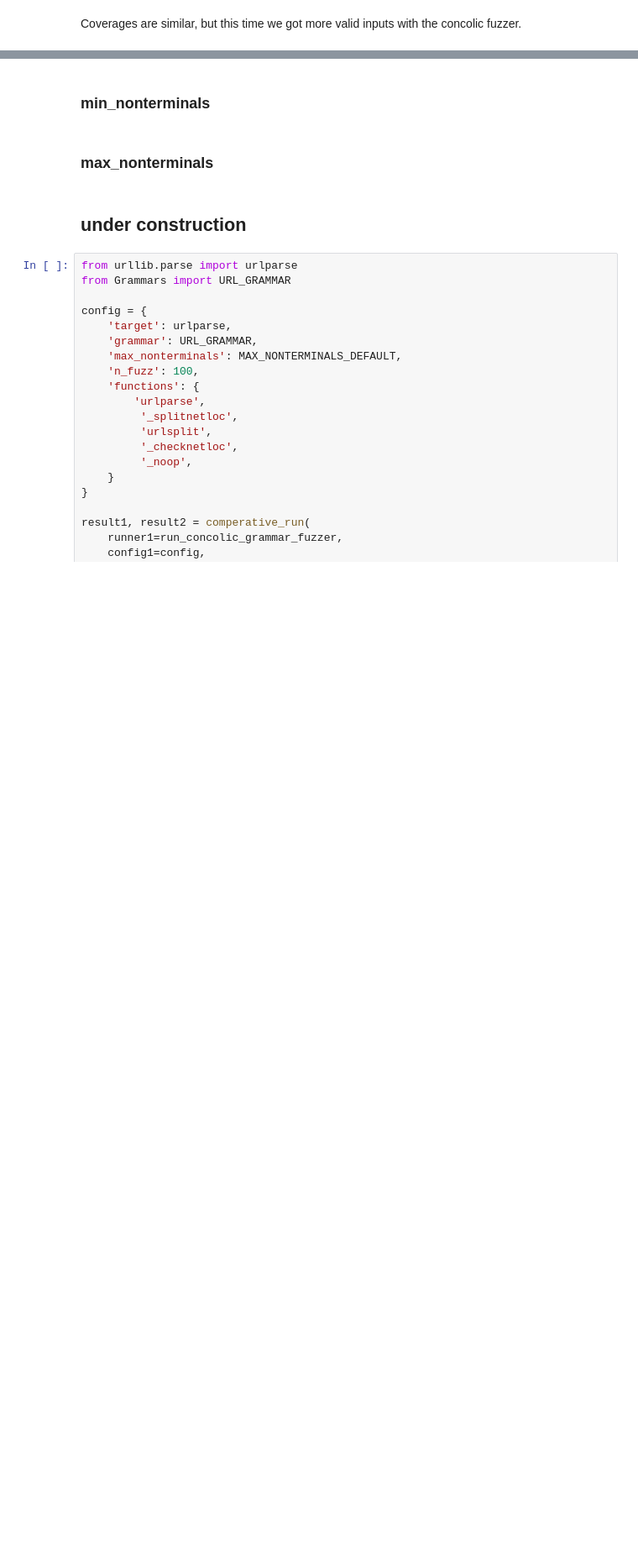
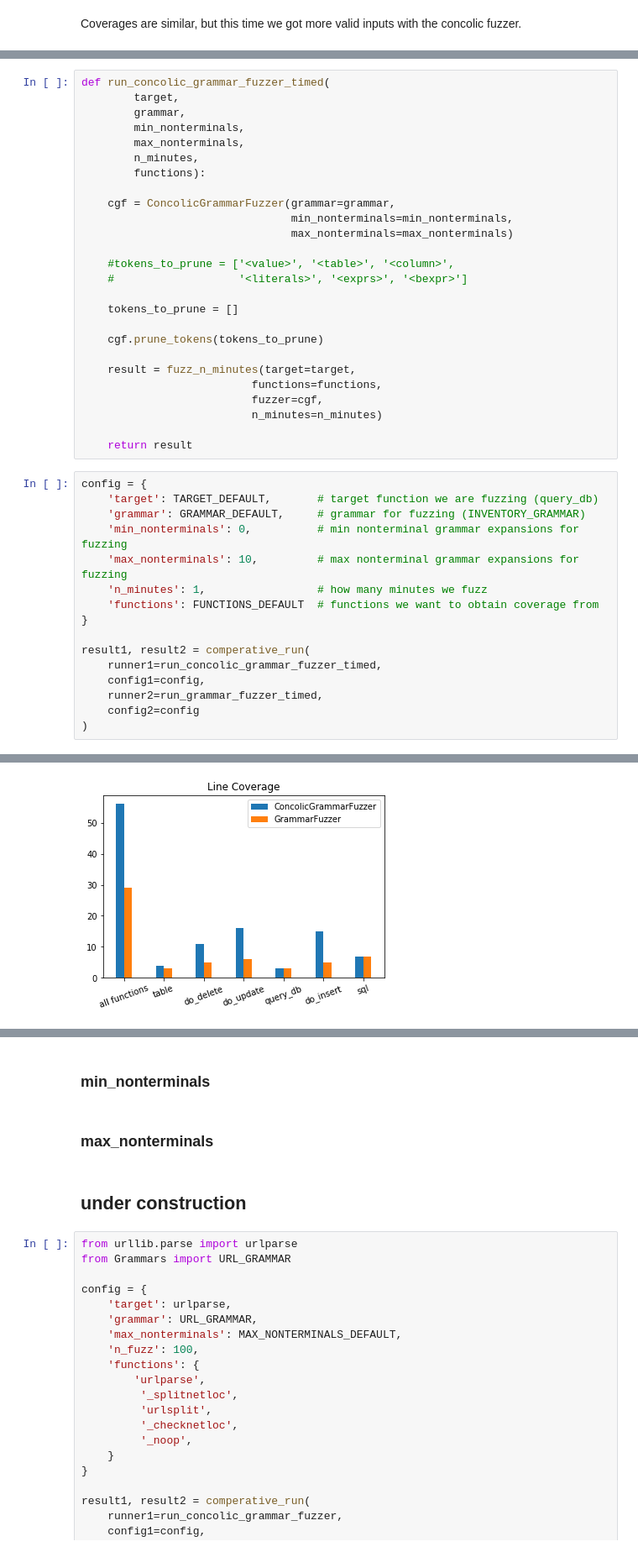
Before and after one commit to morellic/fuzzingbook, a Jupyter notebook: notebooks/Evaluation_ConcolicGrammarFuzzer.ipynb, the cells around one changed output, grey strips where cells are left out. Shown at 84% size. Cells and saved outputs as stored; diff of their text form; blank space fills up the shorter version.

```diff
--- a/notebooks/Evaluation_ConcolicGrammarFuzzer.ipynb
+++ b/notebooks/Evaluation_ConcolicGrammarFuzzer.ipynb
@@ -747,0 +807,43 @@ Let's try out some different configurations and see what happens.
+# %%
+def run_concolic_grammar_fuzzer_timed(
+        target,
+        grammar,
+        min_nonterminals,
+        max_nonterminals,
+        n_minutes,
+        functions):
+
+    cgf = ConcolicGrammarFuzzer(grammar=grammar,
+                                min_nonterminals=min_nonterminals,
+                                max_nonterminals=max_nonterminals)
+
+    #tokens_to_prune = ['<value>', '<table>', '<column>',
+    #                   '<literals>', '<exprs>', '<bexpr>']
+
+    tokens_to_prune = []
+
+    cgf.prune_tokens(tokens_to_prune)
+
+    result = fuzz_n_minutes(target=target,
+                          functions=functions,
+                          fuzzer=cgf,
+                          n_minutes=n_minutes)
+
+    return result
+# %%
+config = {
+    'target': TARGET_DEFAULT,       # target function we are fuzzing (query_db)
+    'grammar': GRAMMAR_DEFAULT,     # grammar for fuzzing (INVENTORY_GRAMMAR)
+    'min_nonterminals': 0,          # min nonterminal grammar expansions for fuzzing
+    'max_nonterminals': 10,         # max nonterminal grammar expansions for fuzzing
+    'n_minutes': 1,                 # how many minutes we fuzz
+    'functions': FUNCTIONS_DEFAULT  # functions we want to obtain coverage from
+}
+
+result1, result2 = comperative_run(
+    runner1=run_concolic_grammar_fuzzer_timed,
+    config1=config,
+    runner2=run_grammar_fuzzer_timed,
+    config2=config
+)
+# %% [output]
@@ -747,0 +863 @@ Let's try out some different configurations and see what happens.
+[figure, added]
```
Also changed, not shown: parts of 26 cells of this notebook.
